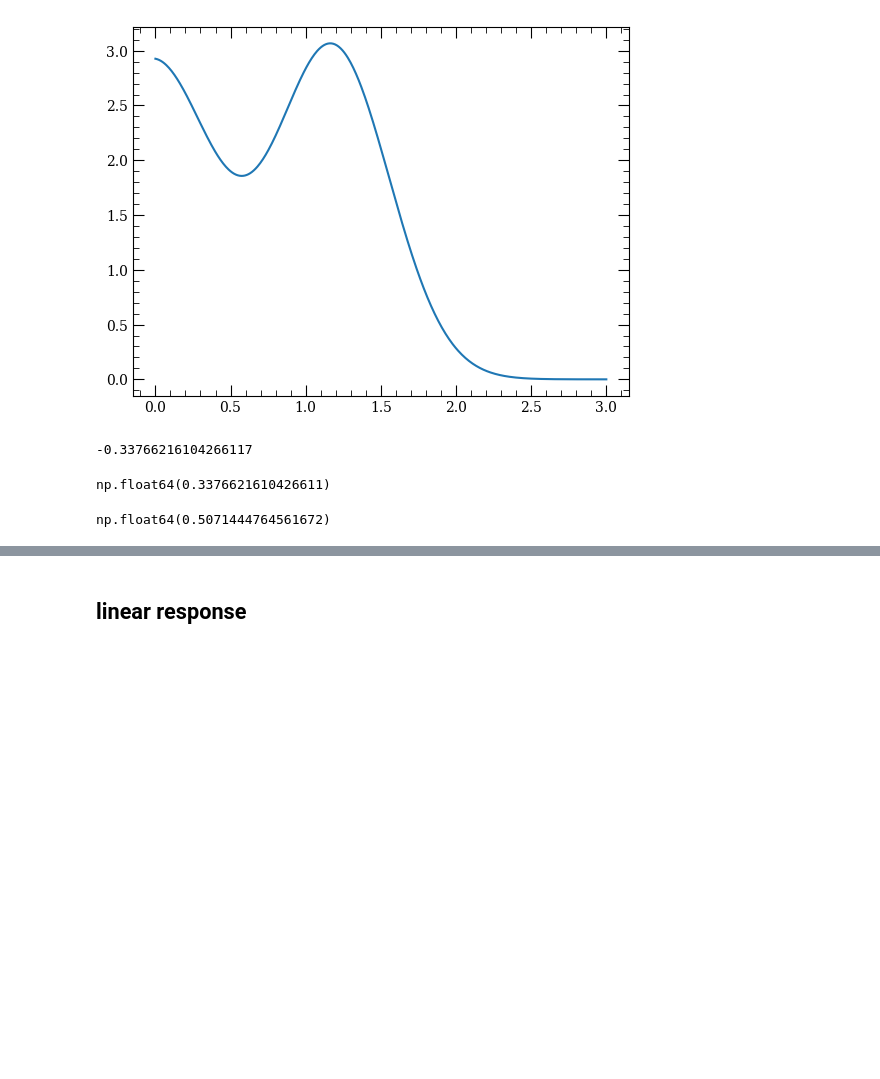
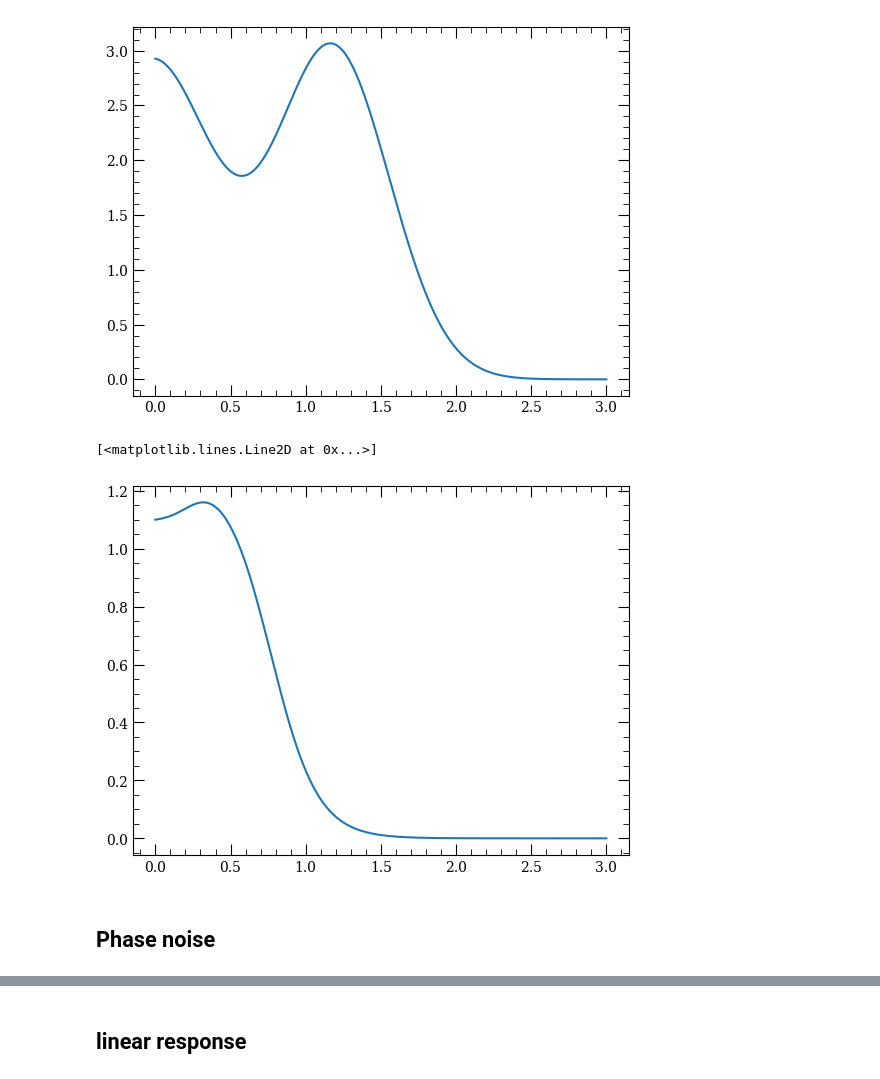
Before and after one commit to Linipun/GateError, a Jupyter notebook: LinearResponse.ipynb, the cells around one changed output, grey strips where cells are left out. Saved outputs shown, nothing was run; the diff lists cells and outputs as text; code cells hidden in the pictures; blank space fills up the shorter version.

```diff
--- a/LinearResponse.ipynb
+++ b/LinearResponse.ipynb
@@ -43,6 +17,15 @@ def gv(f):
     e = 1.179
     g = 0.5337
     return a*np.exp(-((f-b)/c)**2)+d*np.exp(-((f-e)/g)**2)
+
+def gi(f):
+    a = 1.187
+    b = 6.423
+    c = 0.7670
+    d = 0.07678
+    e = 5.528
+    g =0.2381
+    return a*(1+d*np.tanh(e*(f-g)))/(1+np.exp(b*(f-c)))
 f = np.linspace(0,3,500)
 g = gv(f)
 print(gv(0))
@@ -56,12 +37,7 @@ cs.getReducedMatrixElementL(n1=6,l1=0,j1=1/2, n2=7, l2=1, j2=3/2)
-# %%
-cs.getRadialMatrixElement(n1=6, l1=0, j1=1/2, n2=7, l2=1, j2=1/2, s= 0.5, useLiterature=True)
-# %% [output]
--0.33766216104266117
-# %%
-cs.getReducedMatrixElementL(n1=6,l1=0,j1=1/2, n2=7, l2=1, j2=1/2)
-# %% [output]
-np.float64(0.3376621610426611)
-# %%
-cs.getReducedMatrixElementL(n1=6,l1=0,j1=1/2, n2=7, l2=1, j2=3/2)
-# %% [output]
-np.float64(0.5071444764561672)
+# %%
+plt.plot(f,gi(f))
+# %% [output]
+[<matplotlib.lines.Line2D at 0x...>]
+[figure, added]
+# %% [markdown]
+<h2>Phase noise</h2>
```
Also changed, not shown: parts of 30 cells of this notebook, 6 other files.
